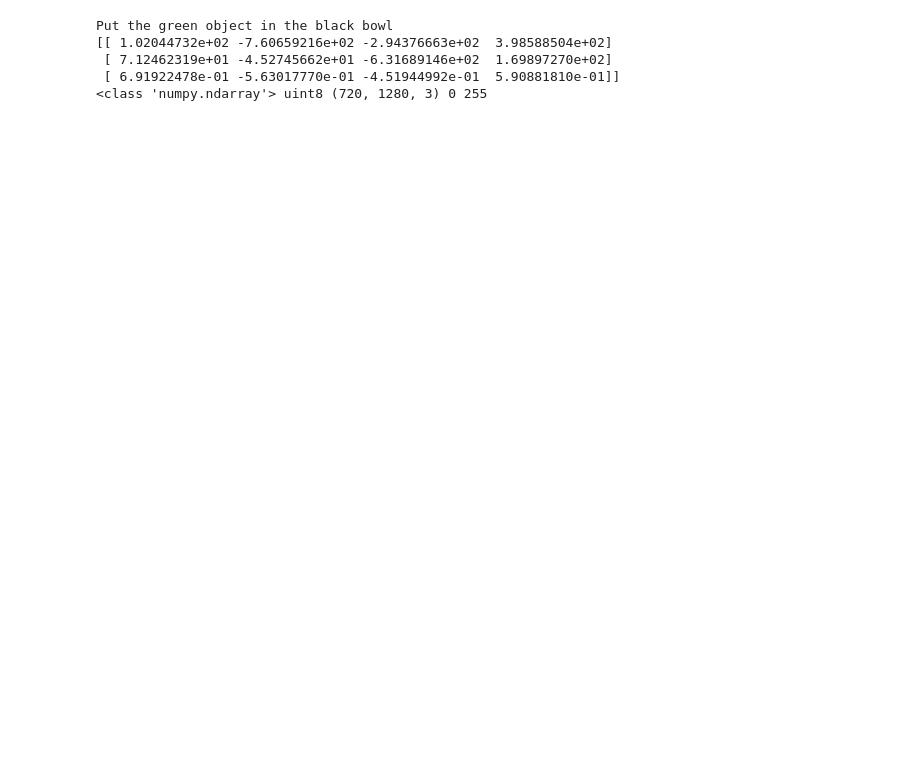
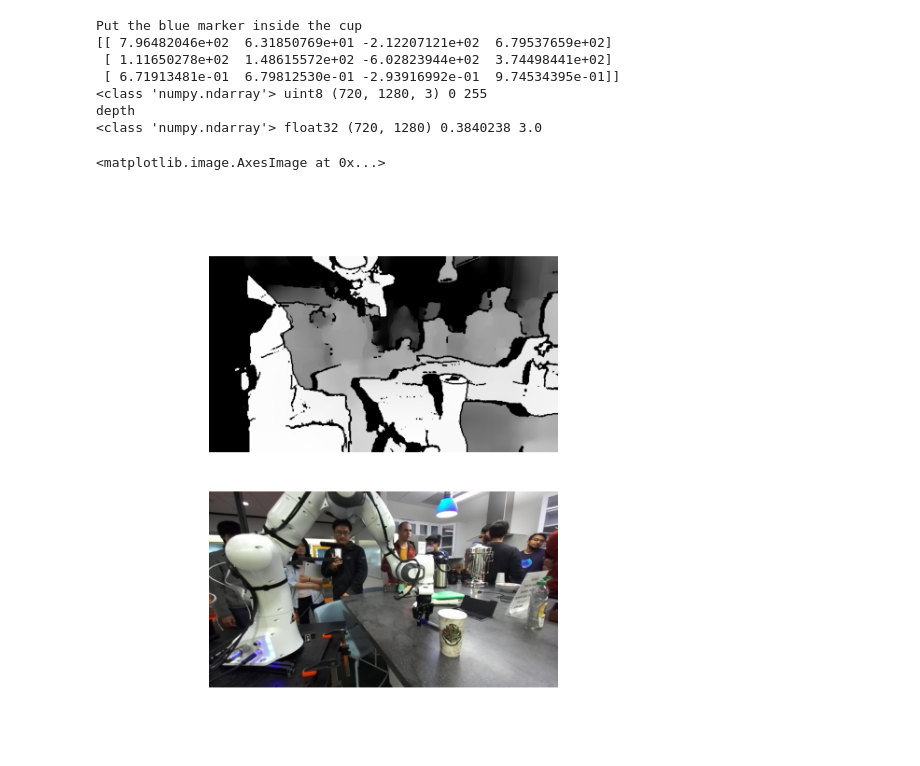
Before and after one commit to maximelianos/python-example-droid-dataset, a Jupyter notebook: test_real.ipynb, the cells around one changed output. Saved outputs shown, nothing was run; the diff lists cells and outputs as text; code cells hidden in the pictures; blank space fills up the shorter version.

```diff
--- a/test_real.ipynb
+++ b/test_real.ipynb
@@ -74,37 +74,57 @@ def project(point_3d: np.ndarray, proj: np.ndarray):
 def load_episode(idx):
     info = json.loads(lines[idx])
 
-    camera_intrinsic = np.array(info["camera_intrinsic"][0])
-    camera_extrinsic = np.array(info["camera_extrinsic"][0])
-    obj_start_pose = np.array(info["obj_start_pose"][0])
+    camera_intrinsic = np.array(info["camera_intrinsic"][0]) # (3, 3)
+    camera_extrinsic = np.array(info["camera_extrinsic"][0]) # (3, 4)
+    # obj_start_pose, obj_end_pose, tcp_start_pose, robot_pose
+    obj_start_pose = np.array(info["obj_start_pose"][0]) # [x y z qw qx qy qz]
+    obj_start_t, obj_start_rot = extract_extrinsics(obj_start_pose)
 
-    obj_start_t, obj_start_rot = extract_extrinsics(obj_start_pose)
+    # image, image_grip, image_depth
     image = cv2.imread(data_path / info["image_grip"])[:,:,::-1]
+    MAX_DEPTH = 3.0
+    depth = cv2.imread(data_path / info["image_depth"], cv2.IMREAD_UNCHANGED).astype(np.float32) / 65535.0 * MAX_DEPTH
     caption = info["action_text"]
 
     # Camera
     camera_proj = camera_intrinsic @ camera_extrinsic # (3, 3) x (3, 4), pinhole not needed
 
     # Robot = [tx ty tz + qw qx qy qz]
+    robot_transform = camera_to_world(obj_start_t, obj_start_rot) # [4, 4]
+
+    # Correction
     _t = np.array([0, 0, 0.16]) # [x y z]
     _rot_euler = [0, np.pi, np.pi/2] # [rx ry rz]
     _rot = Rotation.from_euler("xyz", _rot_euler).as_matrix()
     _correction = camera_to_world(_t, _rot)
-    robot_transform = camera_to_world(obj_start_t, obj_start_rot) # [4, 4]
     #robot_transform = robot_transform @ _correction
 
     total_transform = camera_proj @ robot_transform # (3, 4) x (4, 4)
-    return [total_transform, image, caption]
+    return [total_transform, image, depth, caption]
-# %%
-total_transform, image, caption = load_episode(0)
-print(caption)
-print(total_transform)
-imginfo(image)
-# %% [output]
-Put the green object in the black bowl
-[[ 1.02044732e+02 -7.60659216e+02 -2.94376663e+02  3.98588504e+02]
- [ 7.12462319e+01 -4.52745662e+01 -6.31689146e+02  1.69897270e+02]
- [ 6.91922478e-01 -5.63017770e-01 -4.51944992e-01  5.90881810e-01]]
-<class 'numpy.ndarray'> uint8 (720, 1280, 3) 0 255
+# %%
+total_transform, image, depth, caption = load_episode(10)
+print(caption)
+print(total_transform)
+imginfo(image)
+
+print("depth")
+imginfo(depth)
+
+figsize = (6, 6)
+fig, axs = plt.subplots(2, 1, figsize=figsize)
+axs[0].set_axis_off()
+axs[0].imshow(depth, cmap="Greys")
+axs[1].set_axis_off()
+axs[1].imshow(image)
+# %% [output]
+Put the blue marker inside the cup
+[[ 7.96482046e+02  6.31850769e+01 -2.12207121e+02  6.79537659e+02]
+ [ 1.11650278e+02  1.48615572e+02 -6.02823944e+02  3.74498441e+02]
+ [ 6.71913481e-01  6.79812530e-01 -2.93916992e-01  9.74534395e-01]]
+<class 'numpy.ndarray'> uint8 (720, 1280, 3) 0 255
+depth
+<class 'numpy.ndarray'> float32 (720, 1280) 0.3840238 3.0
+<matplotlib.image.AxesImage at 0x...>
+[figure, added]
 # %%
 from PIL import ImageDraw
```
Also changed, not shown: parts of 5 cells of this notebook, 5 other files.
